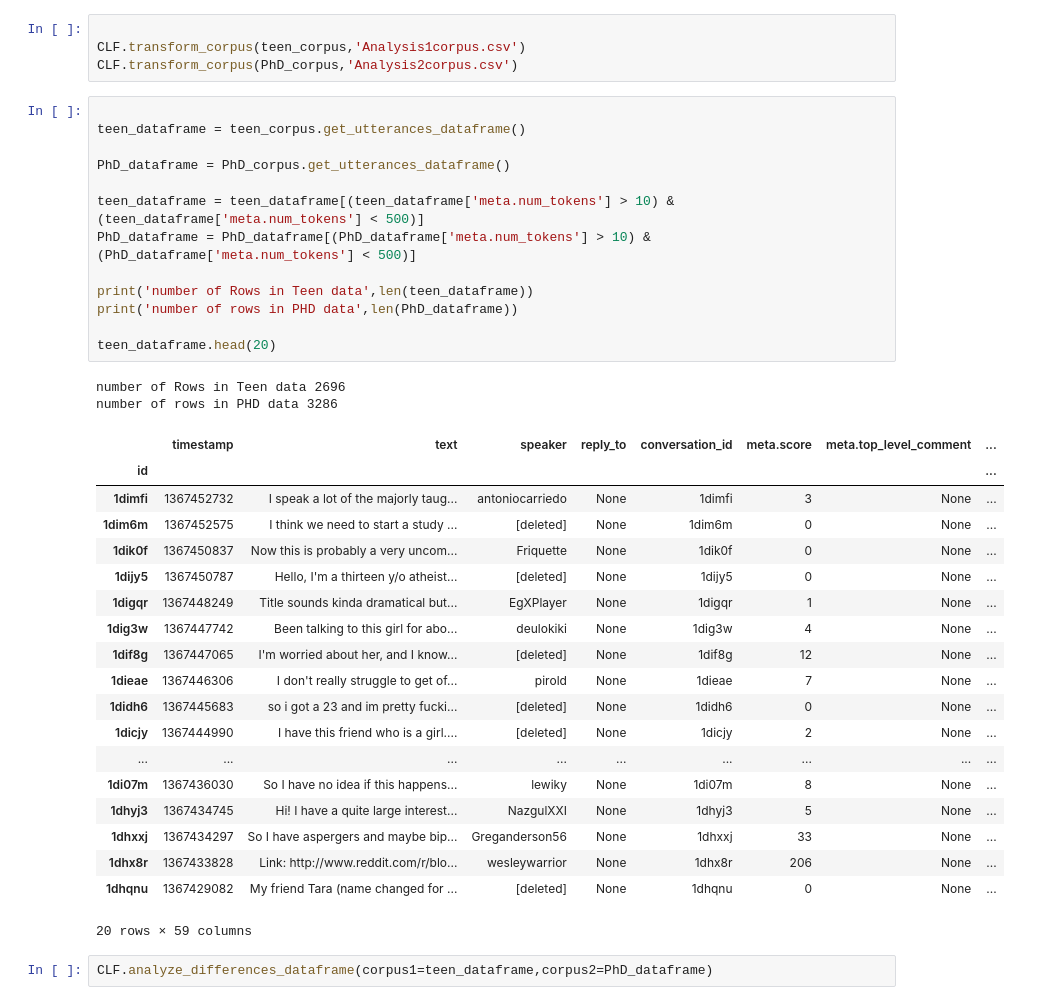
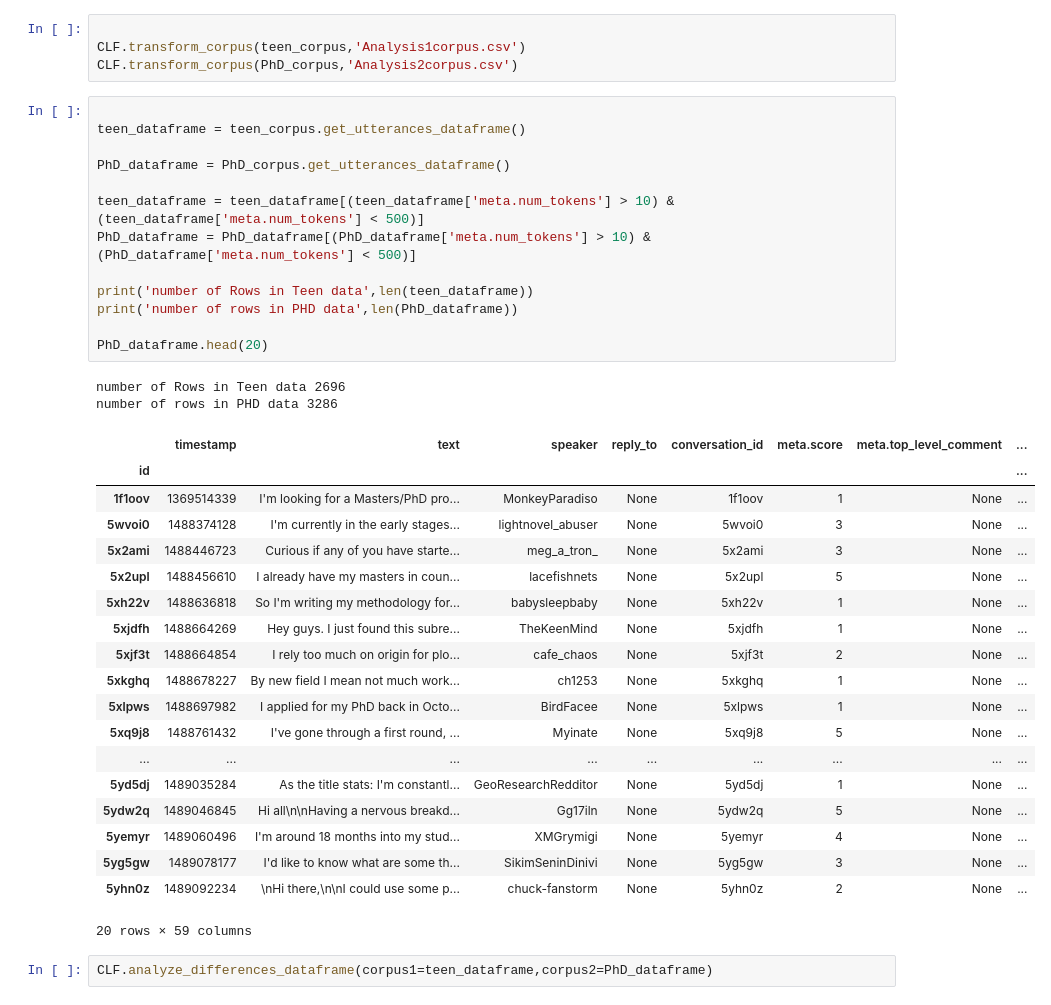
Before and after one commit to maxchamplin/NLP_and_Identity_project1, a Jupyter notebook: analysis.ipynb, the cells around one changed output. Cells and saved outputs as stored; diff of their text form.

```diff
--- a/analysis.ipynb
+++ b/analysis.ipynb
@@ -30,37 +30,37 @@ CLF.transform_corpus(PhD_corpus,'Analysis2corpus.csv')
 # %%
 
 teen_dataframe = teen_corpus.get_utterances_dataframe()
 
 PhD_dataframe = PhD_corpus.get_utterances_dataframe()
 
 teen_dataframe = teen_dataframe[(teen_dataframe['meta.num_tokens'] > 10) & (teen_dataframe['meta.num_tokens'] < 500)]
 PhD_dataframe = PhD_dataframe[(PhD_dataframe['meta.num_tokens'] > 10) & (PhD_dataframe['meta.num_tokens'] < 500)]
 
 print('number of Rows in Teen data',len(teen_dataframe))
 print('number of rows in PHD data',len(PhD_dataframe))
 
-teen_dataframe.head(20)
+PhD_dataframe.head(20)
 # %% [output]
 number of Rows in Teen data 2696
 number of rows in PHD data 3286
 |  | timestamp | text | speaker | reply_to | conversation_id | meta.score | meta.top_level_comment | ... |
 | id |  |  |  |  |  |  |  | ... |
-| 1dimfi | 1367452732 | I speak a lot of the majorly taug... | antoniocarriedo | None | 1dimfi | 3 | None | ... |
-| 1dim6m | 1367452575 | I think we need to start a study ... | [deleted] | None | 1dim6m | 0 | None | ... |
-| 1dik0f | 1367450837 | Now this is probably a very uncom... | Friquette | None | 1dik0f | 0 | None | ... |
-| 1dijy5 | 1367450787 | Hello, I'm a thirteen y/o atheist... | [deleted] | None | 1dijy5 | 0 | None | ... |
-| 1digqr | 1367448249 | Title sounds kinda dramatical but... | EgXPlayer | None | 1digqr | 1 | None | ... |
-| 1dig3w | 1367447742 | Been talking to this girl for abo... | deulokiki | None | 1dig3w | 4 | None | ... |
-| 1dif8g | 1367447065 | I'm worried about her, and I know... | [deleted] | None | 1dif8g | 12 | None | ... |
-| 1dieae | 1367446306 | I don't really struggle to get of... | pirold | None | 1dieae | 7 | None | ... |
-| 1didh6 | 1367445683 | so i got a 23 and im pretty fucki... | [deleted] | None | 1didh6 | 0 | None | ... |
-| 1dicjy | 1367444990 | I have this friend who is a girl.... | [deleted] | None | 1dicjy | 2 | None | ... |
+| 1f1oov | 1369514339 | I'm looking for a Masters/PhD pro... | MonkeyParadiso | None | 1f1oov | 1 | None | ... |
+| 5wvoi0 | 1488374128 | I'm currently in the early stages... | lightnovel_abuser | None | 5wvoi0 | 3 | None | ... |
+| 5x2ami | 1488446723 | Curious if any of you have starte... | meg_a_tron_ | None | 5x2ami | 3 | None | ... |
+| 5x2upl | 1488456610 | I already have my masters in coun... | lacefishnets | None | 5x2upl | 5 | None | ... |
+| 5xh22v | 1488636818 | So I'm writing my methodology for... | babysleepbaby | None | 5xh22v | 1 | None | ... |
+| 5xjdfh | 1488664269 | Hey guys. I just found this subre... | TheKeenMind | None | 5xjdfh | 1 | None | ... |
+| 5xjf3t | 1488664854 | I rely too much on origin for plo... | cafe_chaos | None | 5xjf3t | 2 | None | ... |
+| 5xkghq | 1488678227 | By new field I mean not much work... | ch1253 | None | 5xkghq | 1 | None | ... |
+| 5xlpws | 1488697982 | I applied for my PhD back in Octo... | BirdFacee | None | 5xlpws | 1 | None | ... |
+| 5xq9j8 | 1488761432 | I've gone through a first round, ... | Myinate | None | 5xq9j8 | 5 | None | ... |
 | ... | ... | ... | ... | ... | ... | ... | ... | ... |
-| 1di07m | 1367436030 | So I have no idea if this happens... | lewiky | None | 1di07m | 8 | None | ... |
-| 1dhyj3 | 1367434745 | Hi! I have a quite large interest... | NazgulXXI | None | 1dhyj3 | 5 | None | ... |
-| 1dhxxj | 1367434297 | So I have aspergers and maybe bip... | Greganderson56 | None | 1dhxxj | 33 | None | ... |
-| 1dhx8r | 1367433828 | Link: http://www.reddit.com/r/blo... | wesleywarrior | None | 1dhx8r | 206 | None | ... |
-| 1dhqnu | 1367429082 | My friend Tara (name changed for ... | [deleted] | None | 1dhqnu | 0 | None | ... |
+| 5yd5dj | 1489035284 | As the title stats: I'm constantl... | GeoResearchRedditor | None | 5yd5dj | 1 | None | ... |
+| 5ydw2q | 1489046845 | Hi all\n\nHaving a nervous breakd... | Gg17iln | None | 5ydw2q | 5 | None | ... |
+| 5yemyr | 1489060496 | I'm around 18 months into my stud... | XMGrymigi | None | 5yemyr | 4 | None | ... |
+| 5yg5gw | 1489078177 | I'd like to know what are some th... | SikimSeninDinivi | None | 5yg5gw | 3 | None | ... |
+| 5yhn0z | 1489092234 | \nHi there,\n\nI could use some p... | chuck-fanstorm | None | 5yhn0z | 2 | None | ... |
 20 rows × 59 columns
 # %%
 CLF.analyze_differences_dataframe(corpus1=teen_dataframe,corpus2=PhD_dataframe)
```
Also changed, not shown: 4 other files.
